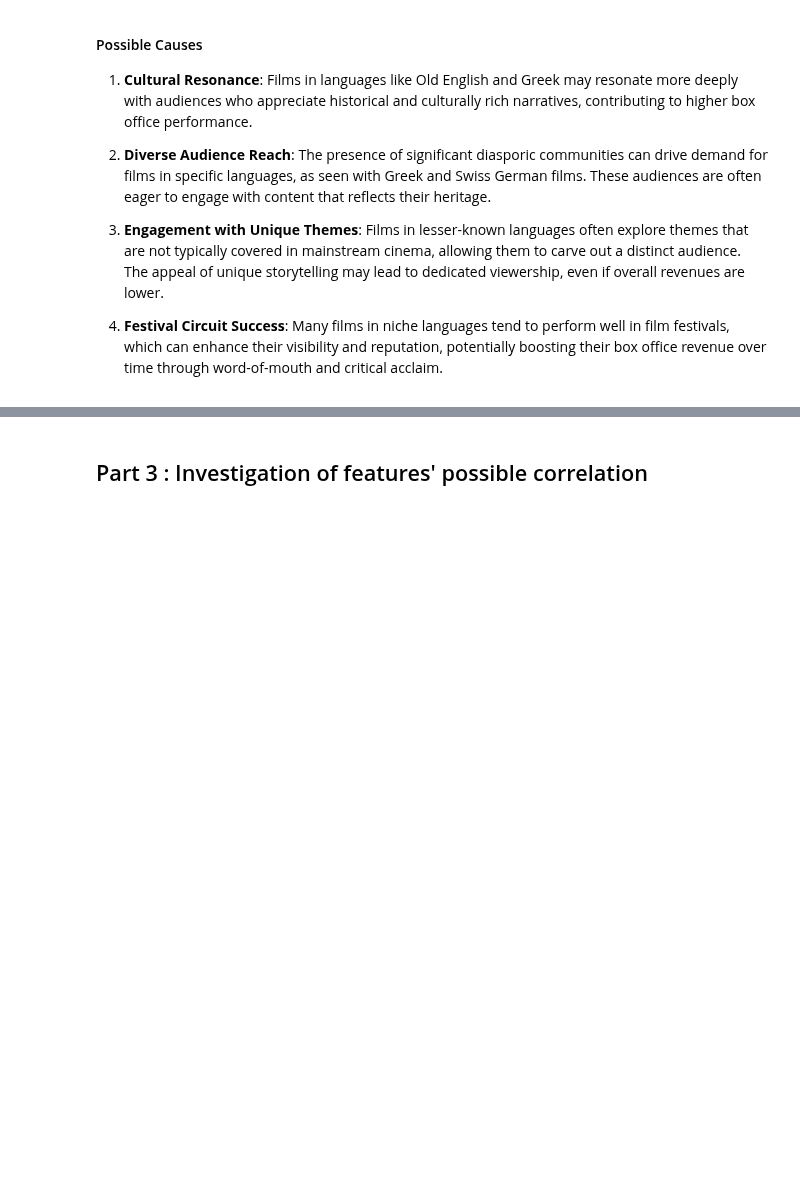
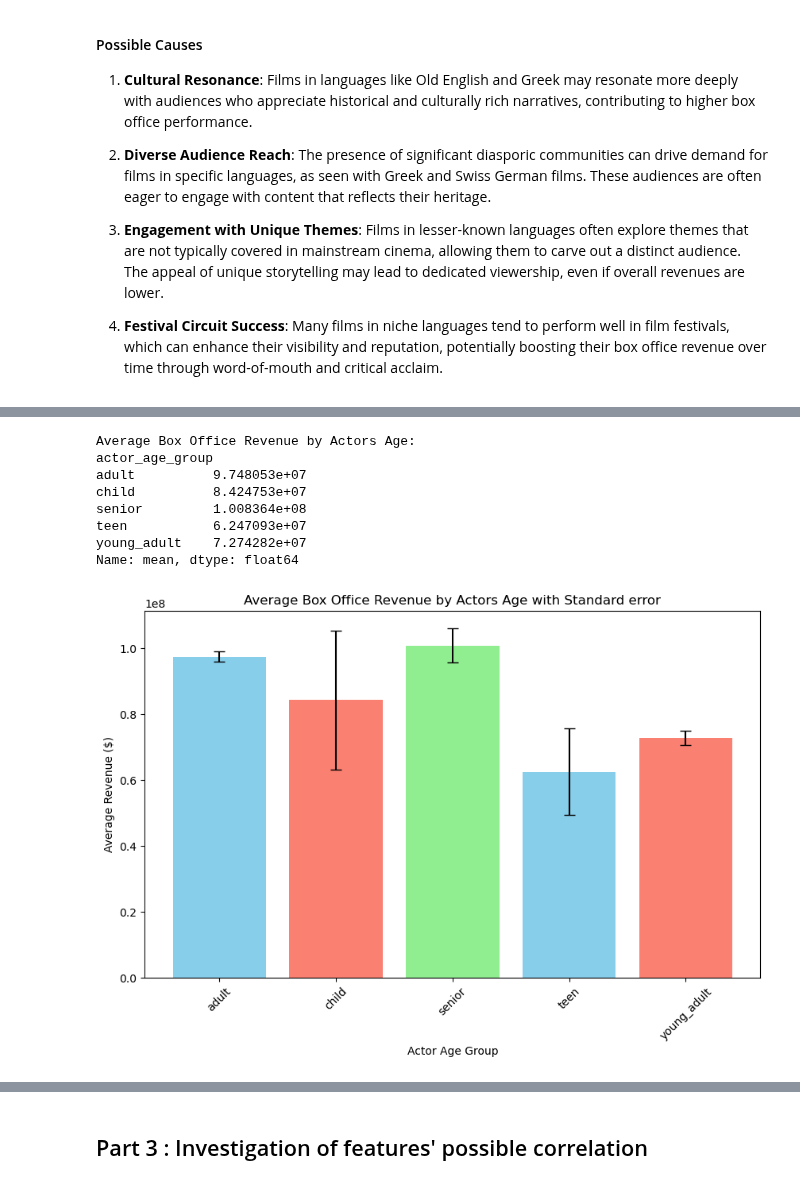
Before and after one commit to epfl-ada/ada-2024-project-awesometeam2024, a Jupyter notebook: results.ipynb, the cells around one changed output, grey strips where cells are left out. Drawn from its saved outputs; the diff is of its cells as text; code cells hidden in the pictures; blank space fills up the shorter version.

```diff
--- a/results.ipynb
+++ b/results.ipynb
@@ -592,3 +592,19 @@ The average box office revenues based on the primary language of the films are a
 3. **Engagement with Unique Themes**: Films in lesser-known languages often explore themes that are not typically covered in mainstream cinema, allowing them to carve out a distinct audience. The appeal of unique storytelling may lead to dedicated viewership, even if overall revenues are lower.
 
 4. **Festival Circuit Success**: Many films in niche languages tend to perform well in film festivals, which can enhance their visibility and reputation, potentially boosting their box office revenue over time through word-of-mouth and critical acclaim.
+# %%
+### Which 10 actors have the highest average box office revenue? (actors that participate in more than 20 films)
+
+df_characters_revenues = df_characters.merge(df_movies[['wikipedia_movie_id', 'box_office_revenue']], how='inner')
+
+# keep only actors with at least 50 movies
+actors_count = df_characters_revenues['actor_name'].value_counts()
+actors = actors_count[actors_count >= 20]
+
+df_characters_revenues = df_characters_revenues[df_characters_revenues['actor_name'].isin(actors.index)]
+
+# calculate the average revenue for each actor
+actors_revenues = df_characters_revenues.groupby('actor_name')['box_office_revenue'].mean().sort_values(ascending=False)
+
+print("Top 10 Actors by Average Box Office Revenue:")
+print(actors_revenues.head(10))
@@ -594,0 +625,29 @@ The average box office revenues based on the primary language of the films are a
+# %%
+# Average Box Office Revenue by Actors Age Group
+df_characters_revenues['actor_age_group'] = df_characters_revenues['actor_age'].apply(data_utils.categorize_age_group)
+
+# Calculate average revenues and standard error for each season
+age_stats = df_characters_revenues.groupby('actor_age_group')['box_office_revenue'].agg(['mean', 'count', 'sem'])
+
+# Print the average revenues by season
+print("Average Box Office Revenue by Actors Age:")
+print(age_stats['mean'])
+
+# Plot the average revenues with standard error bars
+plt.figure(figsize=(10, 6))
+plt.bar(age_stats.index, age_stats['mean'], yerr=age_stats['sem'], color=['skyblue', 'salmon', 'lightgreen'], capsize=5)
+plt.title('Average Box Office Revenue by Actors Age with Standard error')
+plt.xlabel('Actor Age Group')
+plt.ylabel('Average Revenue ($)')
+plt.xticks(rotation=45)
+plt.show()
+# %% [output]
+Average Box Office Revenue by Actors Age:
+actor_age_group
+adult          9.748053e+07
+child          8.424753e+07
+senior         1.008364e+08
+teen           6.247093e+07
+young_adult    7.274282e+07
+Name: mean, dtype: float64
+[figure, added]
```
Also changed, not shown: parts of 5 cells of this notebook, 1 other file.
